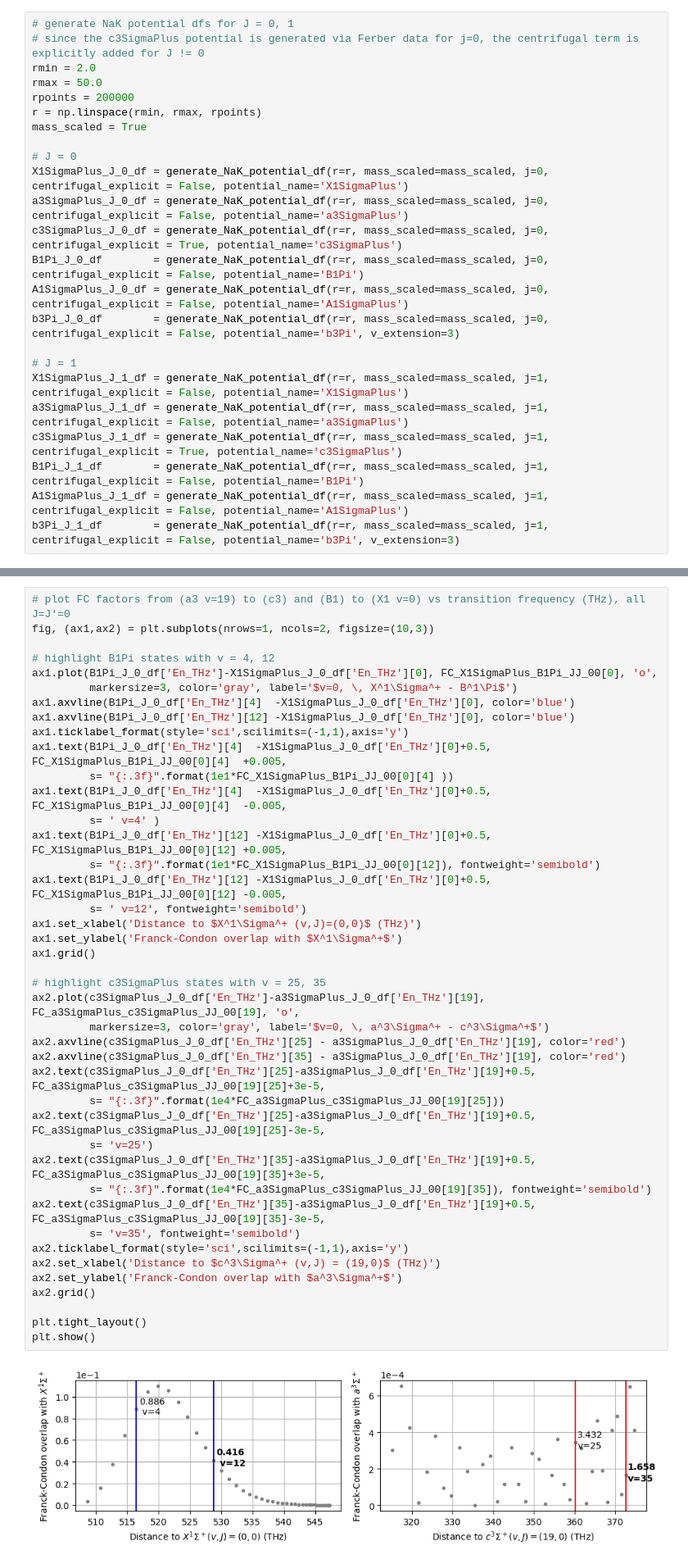
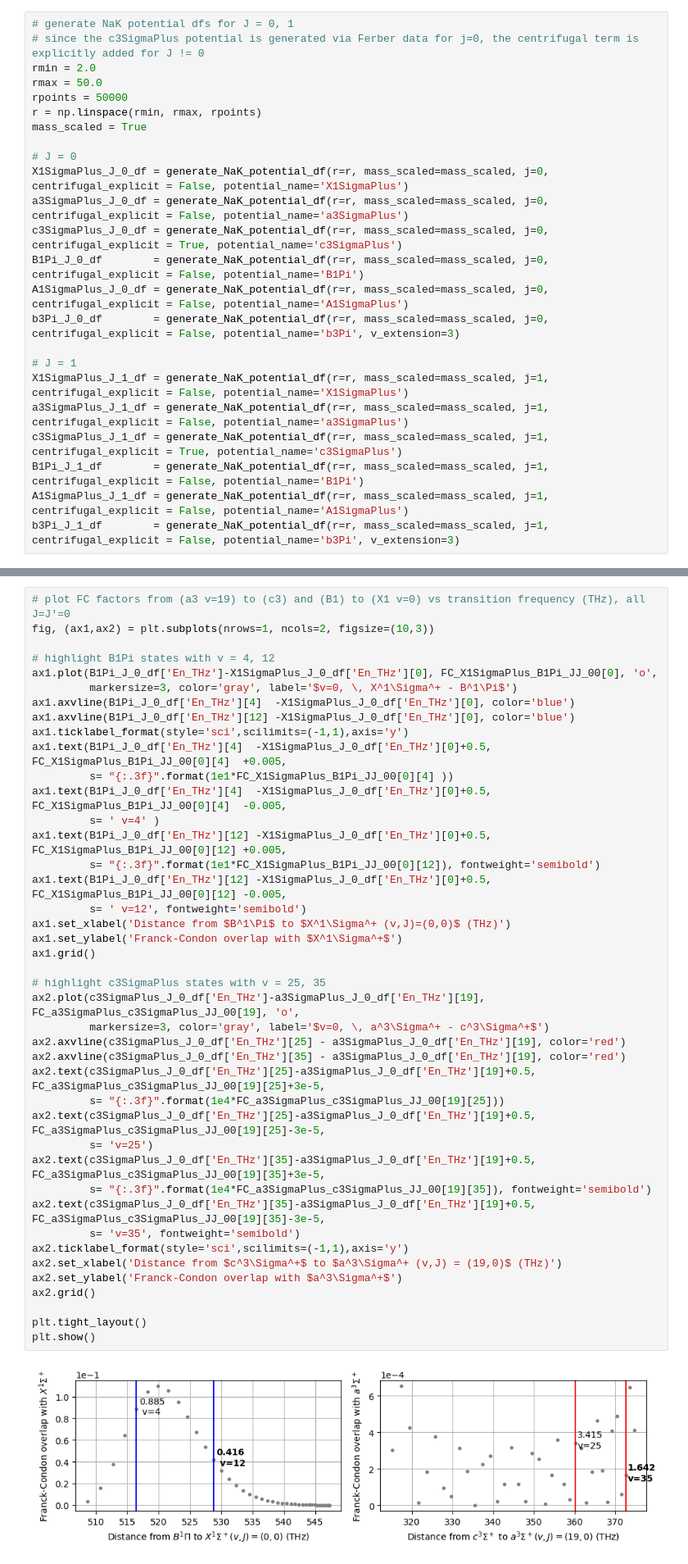
Before and after one commit to huanium/huanium, a Jupyter notebook: MIT_PhD/AMO_Calculator/AMO_Calculator.ipynb, the cells around one changed output, grey strips where cells are left out. Shown at 82% size. Cells and saved outputs as stored; diff of their text form.

```diff
--- a/MIT_PhD/AMO_Calculator/AMO_Calculator.ipynb
+++ b/MIT_PhD/AMO_Calculator/AMO_Calculator.ipynb
@@ -1824,7 +1823,7 @@ def generate_NaK_potential_df(r, mass_scaled, j=0, centrifugal_explicit = False,
 # since the c3SigmaPlus potential is generated via Ferber data for j=0, the centrifugal term is explicitly added for J != 0
 rmin = 2.0
 rmax = 50.0
-rpoints = 200000
+rpoints = 50000
 r = np.linspace(rmin, rmax, rpoints)
 mass_scaled = True
 
@@ -1899,36 +1898,36 @@ ax1.text(B1Pi_J_0_df['En_THz'][4]  -X1SigmaPlus_J_0_df['En_THz'][0]+0.5, FC_X1Si
          s= "{:.3f}".format(1e1*FC_X1SigmaPlus_B1Pi_JJ_00[0][4] ))
 ax1.text(B1Pi_J_0_df['En_THz'][4]  -X1SigmaPlus_J_0_df['En_THz'][0]+0.5, FC_X1SigmaPlus_B1Pi_JJ_00[0][4]  -0.005,
          s= ' v=4' )
 ax1.text(B1Pi_J_0_df['En_THz'][12] -X1SigmaPlus_J_0_df['En_THz'][0]+0.5, FC_X1SigmaPlus_B1Pi_JJ_00[0][12] +0.005,
          s= "{:.3f}".format(1e1*FC_X1SigmaPlus_B1Pi_JJ_00[0][12]), fontweight='semibold')
 ax1.text(B1Pi_J_0_df['En_THz'][12] -X1SigmaPlus_J_0_df['En_THz'][0]+0.5, FC_X1SigmaPlus_B1Pi_JJ_00[0][12] -0.005,
          s= ' v=12', fontweight='semibold')
-ax1.set_xlabel('Distance to $X^1\Sigma^+ (v,J)=(0,0)$ (THz)')
+ax1.set_xlabel('Distance from $B^1\Pi$ to $X^1\Sigma^+ (v,J)=(0,0)$ (THz)')
 ax1.set_ylabel('Franck-Condon overlap with $X^1\Sigma^+$')
 ax1.grid()
 
 # highlight c3SigmaPlus states with v = 25, 35
 ax2.plot(c3SigmaPlus_J_0_df['En_THz']-a3SigmaPlus_J_0_df['En_THz'][19], FC_a3SigmaPlus_c3SigmaPlus_JJ_00[19], 'o',
          markersize=3, color='gray', label='$v=0, \, a^3\Sigma^+ - c^3\Sigma^+$')
 ax2.axvline(c3SigmaPlus_J_0_df['En_THz'][25] - a3SigmaPlus_J_0_df['En_THz'][19], color='red')
 ax2.axvline(c3SigmaPlus_J_0_df['En_THz'][35] - a3SigmaPlus_J_0_df['En_THz'][19], color='red')
 ax2.text(c3SigmaPlus_J_0_df['En_THz'][25]-a3SigmaPlus_J_0_df['En_THz'][19]+0.5, FC_a3SigmaPlus_c3SigmaPlus_JJ_00[19][25]+3e-5,
          s= "{:.3f}".format(1e4*FC_a3SigmaPlus_c3SigmaPlus_JJ_00[19][25]))
 ax2.text(c3SigmaPlus_J_0_df['En_THz'][25]-a3SigmaPlus_J_0_df['En_THz'][19]+0.5, FC_a3SigmaPlus_c3SigmaPlus_JJ_00[19][25]-3e-5,
          s= 'v=25')
 ax2.text(c3SigmaPlus_J_0_df['En_THz'][35]-a3SigmaPlus_J_0_df['En_THz'][19]+0.5, FC_a3SigmaPlus_c3SigmaPlus_JJ_00[19][35]+3e-5,
          s= "{:.3f}".format(1e4*FC_a3SigmaPlus_c3SigmaPlus_JJ_00[19][35]), fontweight='semibold')
 ax2.text(c3SigmaPlus_J_0_df['En_THz'][35]-a3SigmaPlus_J_0_df['En_THz'][19]+0.5, FC_a3SigmaPlus_c3SigmaPlus_JJ_00[19][35]-3e-5,
          s= 'v=35', fontweight='semibold')
 ax2.ticklabel_format(style='sci',scilimits=(-1,1),axis='y')
-ax2.set_xlabel('Distance to $c^3\Sigma^+ (v,J) = (19,0)$ (THz)')
+ax2.set_xlabel('Distance from $c^3\Sigma^+$ to $a^3\Sigma^+ (v,J) = (19,0)$ (THz)')
 ax2.set_ylabel('Franck-Condon overlap with $a^3\Sigma^+$')
 ax2.grid()
 
 plt.tight_layout()
 plt.show()
 # %% [output]
-[figure, old version]
+[figure, new version]
 # %% [markdown]
 ## <font size=4, color='blue'>Plot relevant wavefunctions (J = 0 suffices)</font>
 # %% [markdown]
```
Also changed, not shown: parts of 15 cells of this notebook.
